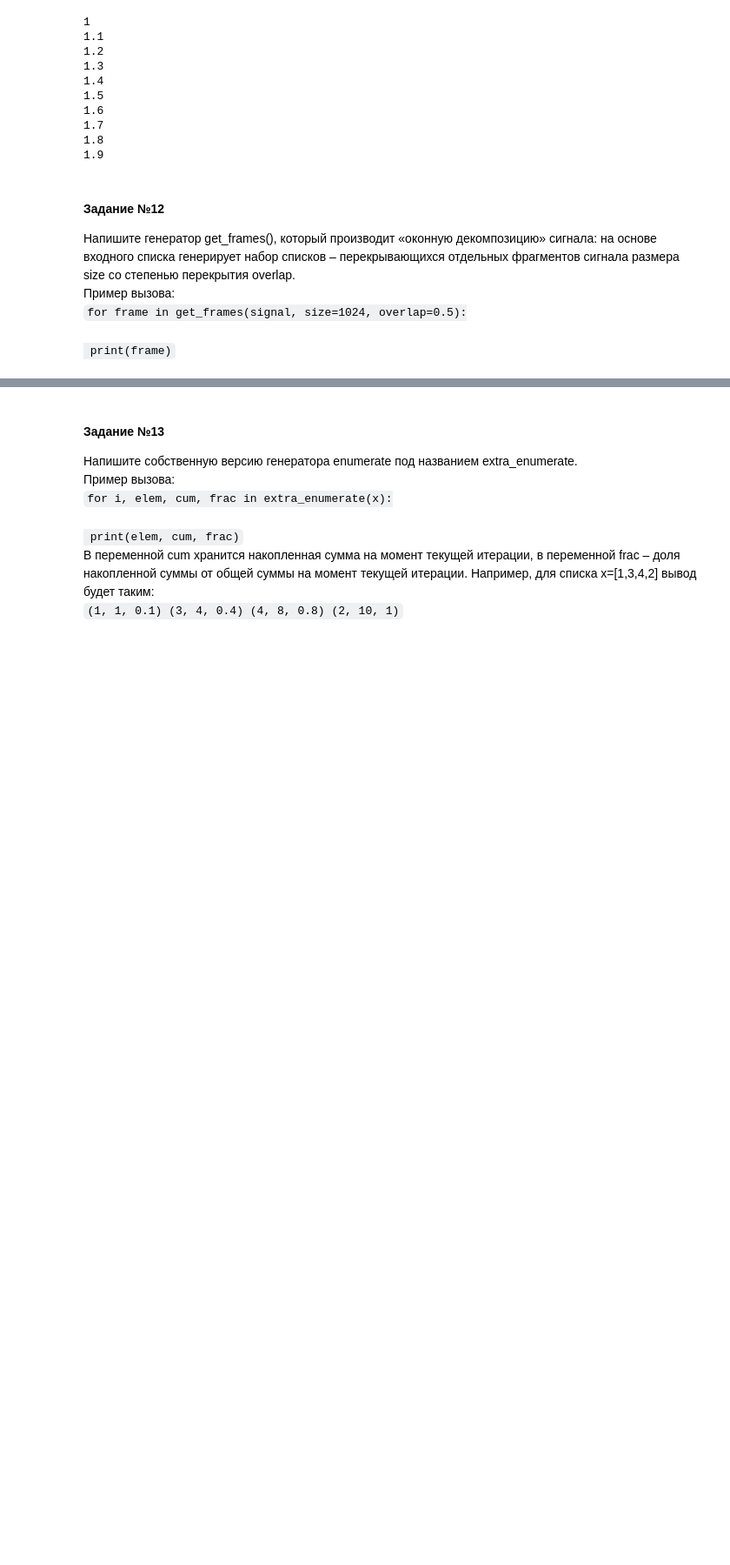
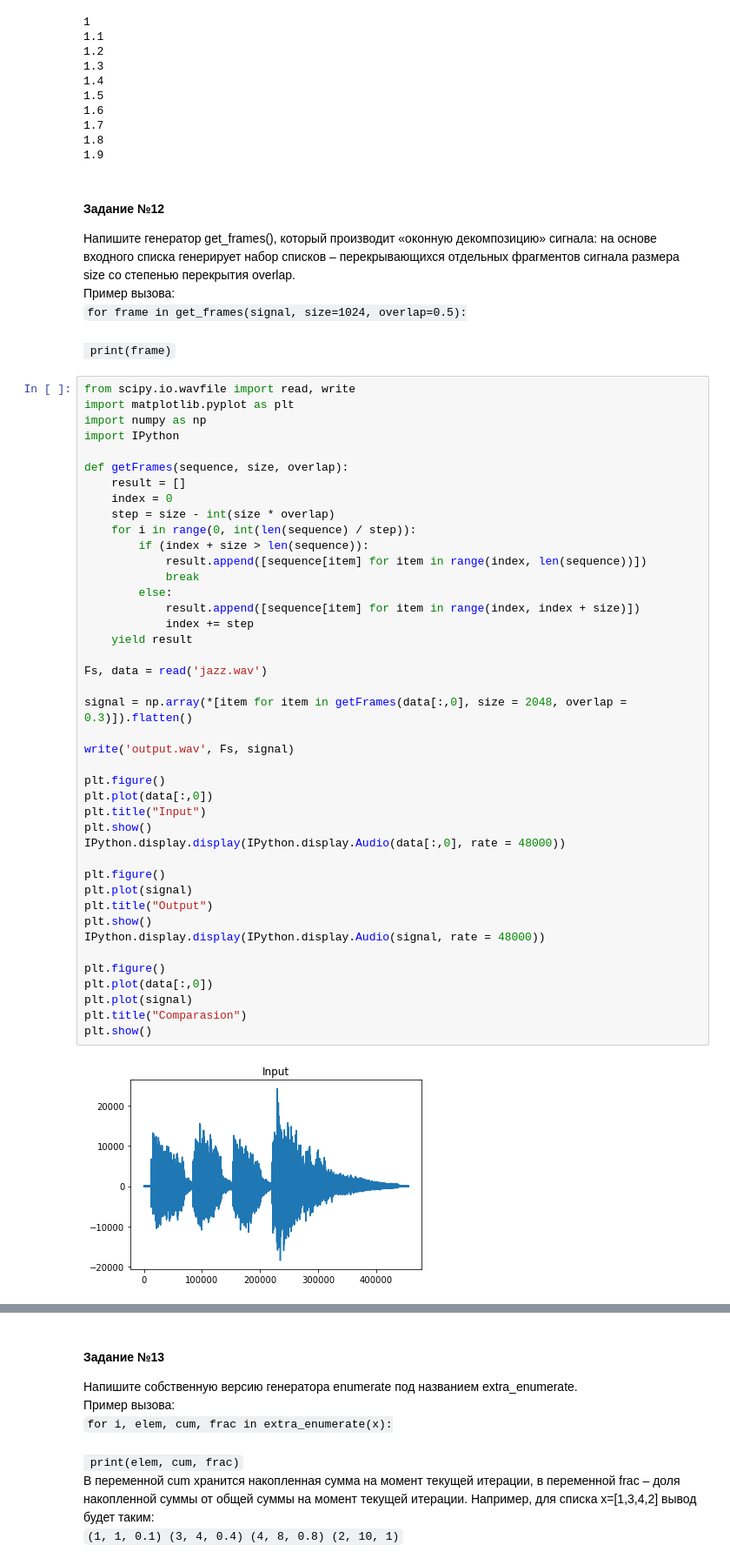
Before and after one commit to Nikiroiduk/Programming, a Jupyter notebook: Spring semester 2022/lab1_PythonBasics/lab1_PythonBasics.ipynb, the cells around one changed output, grey strips where cells are left out. Shown at 87% size. Cells and saved outputs as stored; diff of their text form; blank space fills up the shorter version.

```diff
--- a/Spring semester 2022/lab1_PythonBasics/lab1_PythonBasics.ipynb
+++ b/Spring semester 2022/lab1_PythonBasics/lab1_PythonBasics.ipynb
@@ -139,3 +139,47 @@ for x in frange(1, 2, 0.1):
 Напишите генератор get_frames(), который производит «оконную декомпозицию» сигнала: на основе входного списка генерирует набор списков – перекрывающихся отдельных фрагментов сигнала размера size со степенью перекрытия overlap.<br>Пример вызова:<br>
 <code>for frame in get_frames(signal, size=1024, overlap=0.5):<br>
 &nbsp;print(frame)</code>
+# %%
+from scipy.io.wavfile import read, write
+import matplotlib.pyplot as plt
+import numpy as np
+import IPython
+
+def getFrames(sequence, size, overlap):
+    result = []
+    index = 0
+    step = size - int(size * overlap)
+    for i in range(0, int(len(sequence) / step)):
+        if (index + size > len(sequence)):
+            result.append([sequence[item] for item in range(index, len(sequence))])
+            break
+        else:
+            result.append([sequence[item] for item in range(index, index + size)])
+            index += step
+    yield result
+
+Fs, data = read('jazz.wav')
+
+signal = np.array(*[item for item in getFrames(data[:,0], size = 2048, overlap = 0.3)]).flatten()
+
+write('output.wav', Fs, signal)
+
+plt.figure()
+plt.plot(data[:,0])
+plt.title("Input")
+plt.show()
+IPython.display.display(IPython.display.Audio(data[:,0], rate = 48000))
+
+plt.figure()
+plt.plot(signal)
+plt.title("Output")
+plt.show()
+IPython.display.display(IPython.display.Audio(signal, rate = 48000))
+
+plt.figure()
+plt.plot(data[:,0])
+plt.plot(signal)
+plt.title("Comparasion")
+plt.show()
+# %% [output]
+[figure, added]
```
Also changed, not shown: parts of 2 cells of this notebook, 3 other files.
